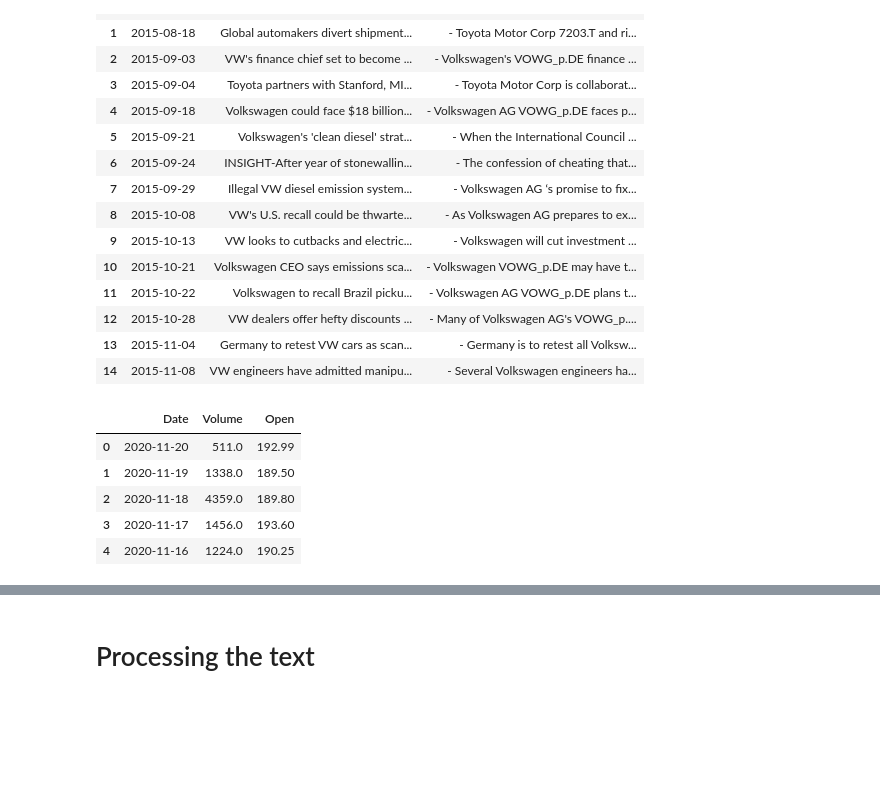
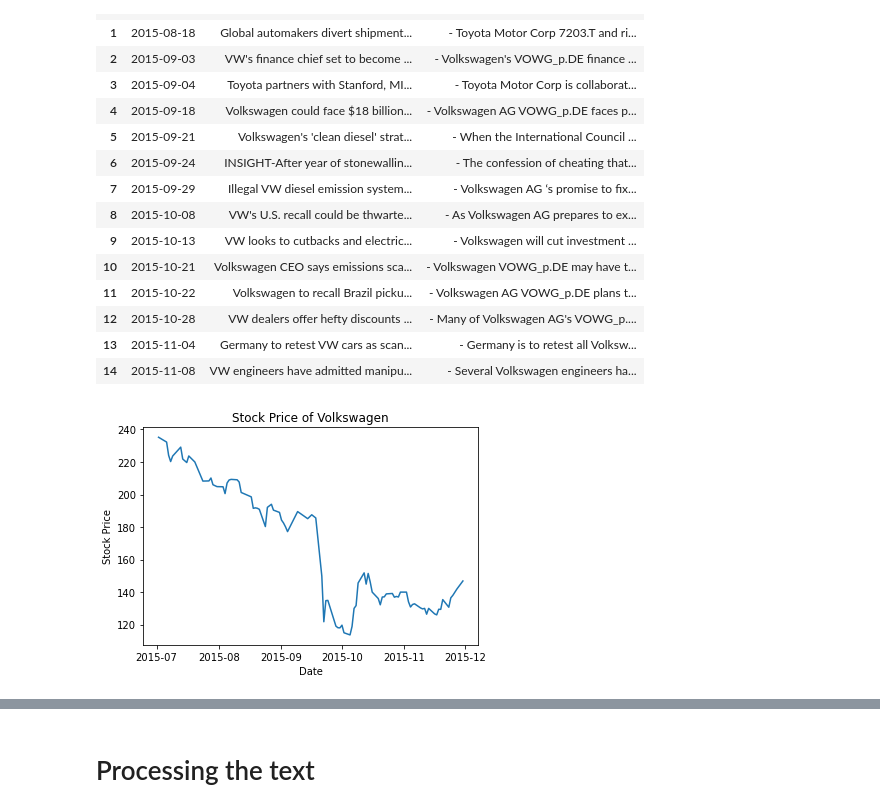
Before and after one commit to anair123/NLP-Final-Project, a Jupyter notebook: NLP Project/Volkswagen.ipynb, the cells around one changed output, grey strips where cells are left out. Drawn from its saved outputs; the diff is of its cells as text; code cells hidden in the pictures; blank space fills up the shorter version.

```diff
--- a/NLP Project/Volkswagen.ipynb
+++ b/NLP Project/Volkswagen.ipynb
@@ -135,16 +136,16 @@ df_stock[' Close/Last'] = df_stock[' Close/Last'].astype(float)
 
 columns_remove = [' High', ' Low', ' Close/Last']
 df_stock = df_stock.drop(columns_remove, axis=1)
-
-
-df_stock.head()
-# %% [output]
-|  | Date | Volume | Open |
-| 0 | 2020-11-20 | 511.0 | 192.99 |
-| 1 | 2020-11-19 | 1338.0 | 189.50 |
-| 2 | 2020-11-18 | 4359.0 | 189.80 |
-| 3 | 2020-11-17 | 1456.0 | 193.60 |
-| 4 | 2020-11-16 | 1224.0 | 190.25 |
+# %%
+df_plot = df_stock[(df_stock['Date']>pd.to_datetime('07/01/2015')) & (df_stock['Date']<pd.to_datetime('12/01/2015'))]
+plt.figure()
+plt.plot(df_plot['Date'], df_plot[' Open'])
+plt.xlabel('Date')
+plt.ylabel('Stock Price')
+plt.title('Stock Price of Volkswagen')
+plt.show()
+# %% [output]
+[figure, added]
 # %%
 # Merge two dataframes
 df = pd.merge(df_text, df_stock, how='inner', on='Date')
```
Also changed, not shown: parts of 4 cells of this notebook, 3 other files.
